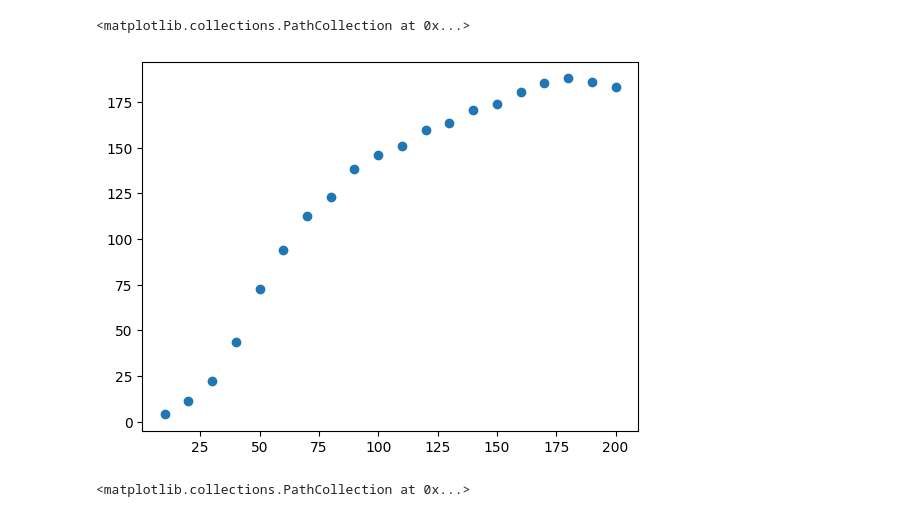
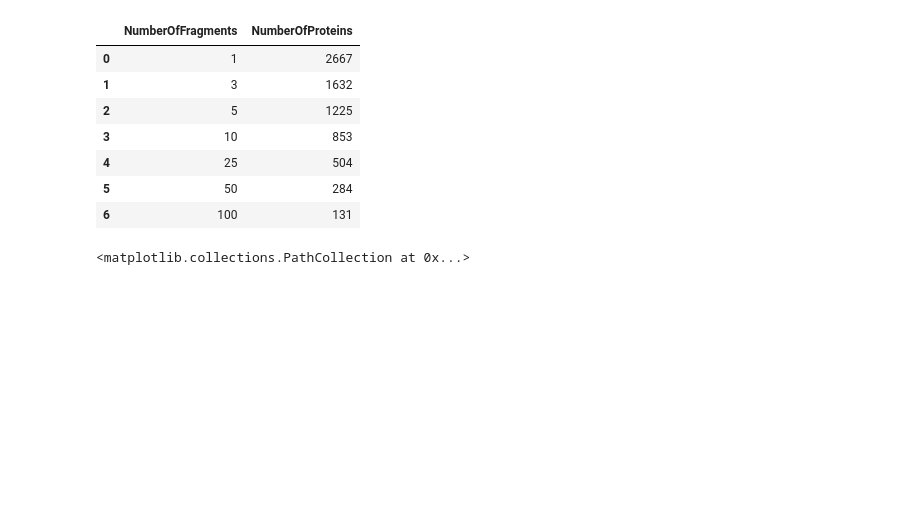
Before and after one commit to ligand-discovery/on-the-fly-modeling, a Jupyter notebook: notebooks/Development.ipynb, the cells around one changed output. Saved outputs shown, nothing was run; the diff lists cells and outputs as text; code cells hidden in the pictures; blank space fills up the shorter version.

```diff
--- a/notebooks/Development.ipynb
+++ b/notebooks/Development.ipynb
@@ -67,8 +93,43 @@ data = screen_max_hit_fragments(model, uniprot_acs, tfidf=True)
-# %%
-plt.scatter(data["hit_cut"], data["prom"])
-# %% [output]
-<matplotlib.collections.PathCollection at 0x...>
-[figure, removed]
+# %%
+import joblib
+from scipy.stats import rankdata
+from scipy.interpolate import UnivariateSpline
+import pandas as pd
+import os
+from tqdm import tqdm
+import numpy as np
+from scipy.stats import pearsonr
+import sys
+import matplotlib.pyplot as plt
+
+sys.path.append("../src")
+from model import (
+    OnTheFlyModel,
+    precalc_embeddings_reference,
+    precalc_embeddings,
+    HitSelectorByOverlap,
+)
+
+hits, fid_prom, pid_prom = joblib.load(os.path.join("..", "data", "hits.joblib"))
+# %%
+R = []
+for i in [1, 3, 5, 10, 25, 50, 100]:
+    c = 0
+    for k, v in pid_prom.items():
+        if v >= i:
+            c += 1
+    R += [[i, c]]
+
+pd.DataFrame(R, columns=["NumberOfFragments", "NumberOfProteins"])
+# %% [output]
+|  | NumberOfFragments | NumberOfProteins |
+| 0 | 1 | 2667 |
+| 1 | 3 | 1632 |
+| 2 | 5 | 1225 |
+| 3 | 10 | 853 |
+| 4 | 25 | 504 |
+| 5 | 50 | 284 |
+| 6 | 100 | 131 |
 # %%
 plt.scatter(data["hit_cut"], data["hits"])
 # %% [output]
```
Also changed, not shown: parts of 2 cells of this notebook, 32 other files.
